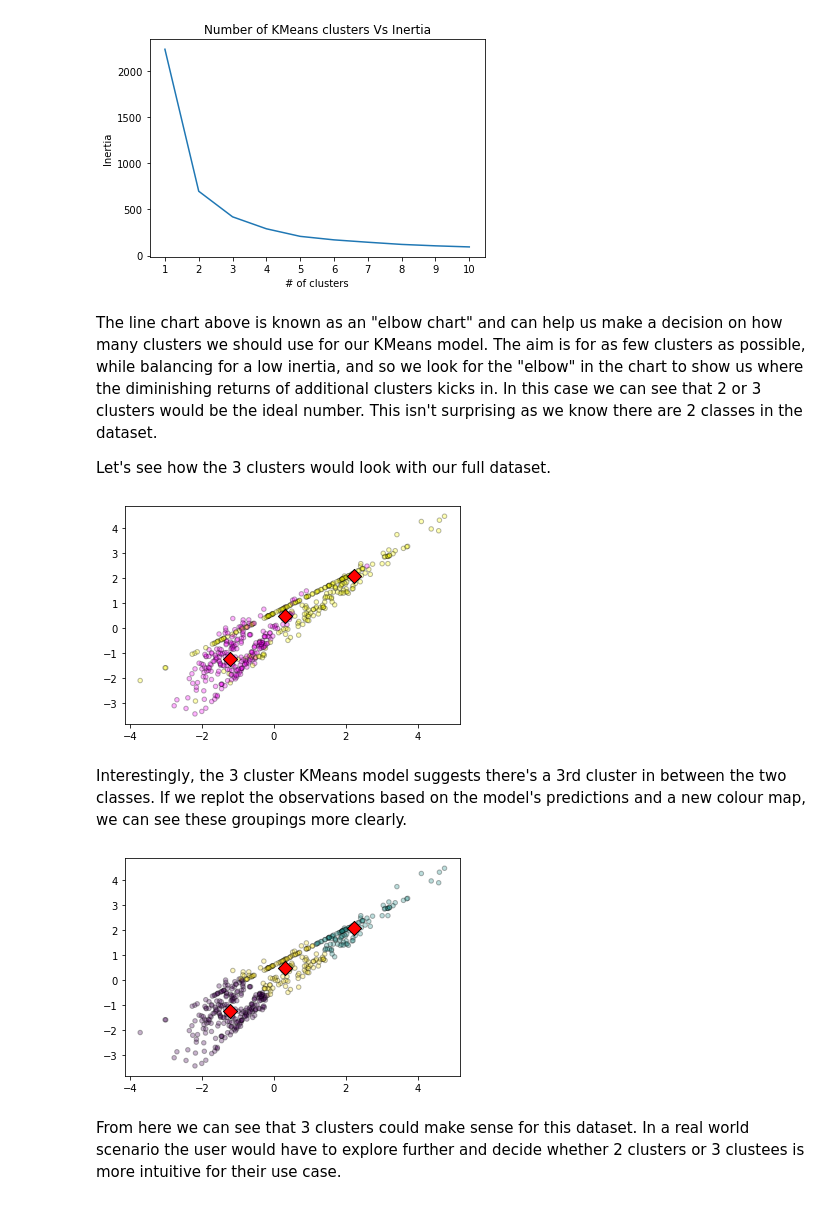
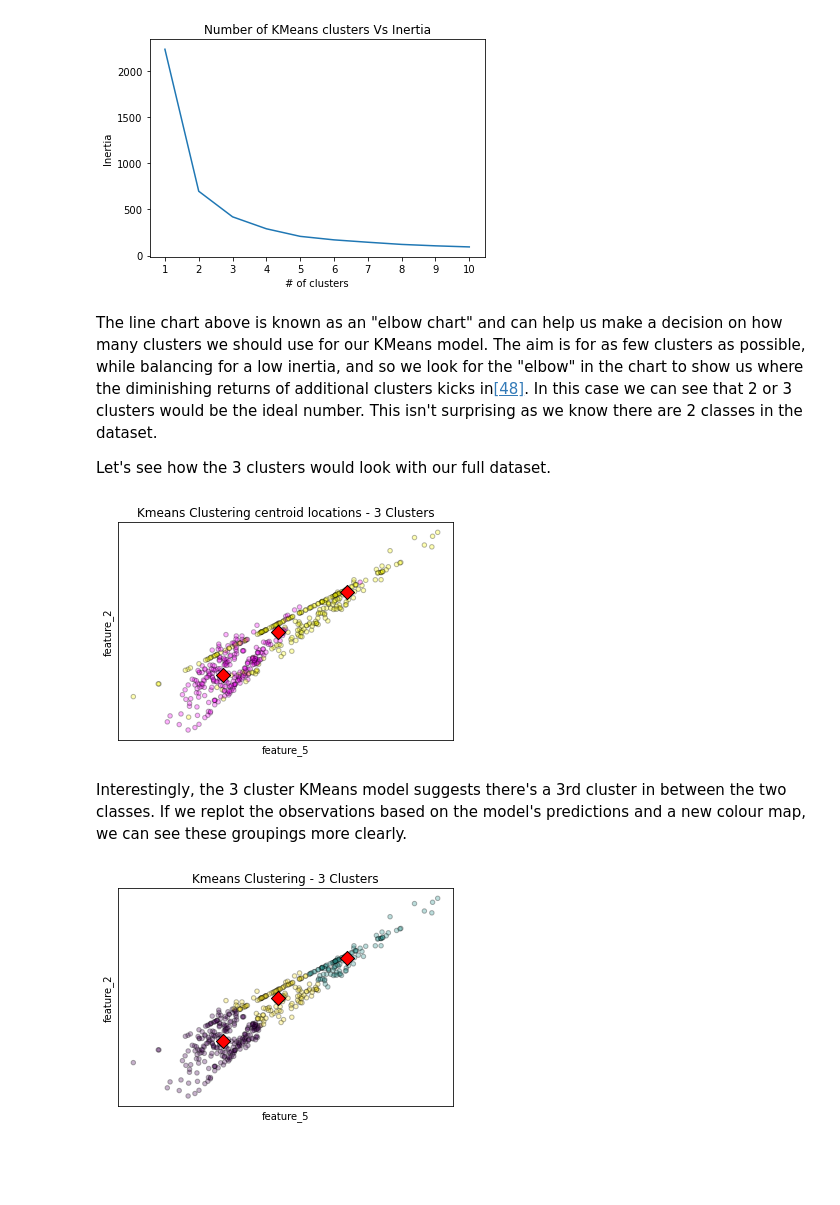
Before and after one commit to OtherBrian/machine-learning, a Jupyter notebook: scikit_learn.ipynb, the cells around one changed output. Cells and saved outputs as stored; diff of their text form; code cells hidden in the pictures; blank space fills up the shorter version.

```diff
--- a/scikit_learn.ipynb
+++ b/scikit_learn.ipynb
@@ -973,39 +996,52 @@ ax.set_title('Number of KMeans clusters Vs Inertia');
 # %% [output]
 [figure]
 # %% [markdown]
-The line chart above is known as an "elbow chart" and can help us make a decision on how many clusters we should use for our KMeans model. The aim is for as few clusters as possible, while balancing for a low inertia, and so we look for the "elbow" in the chart to show us where the diminishing returns of additional clusters kicks in. In this case we can see that 2 or 3 clusters would be the ideal number. This isn't surprising as we know there are 2 classes in the dataset.
+The line chart above is known as an "elbow chart" and can help us make a decision on how many clusters we should use for our KMeans model. The aim is for as few clusters as possible, while balancing for a low inertia, and so we look for the "elbow" in the chart to show us where the diminishing returns of additional clusters kicks in[[48]](https://blog.cambridgespark.com/how-to-determine-the-optimal-number-of-clusters-for-k-means-clustering-14f27070048f). In this case we can see that 2 or 3 clusters would be the ideal number. This isn't surprising as we know there are 2 classes in the dataset.
 
 Let's see how the 3 clusters would look with our full dataset.
 # %%
+# Creating and fitting a KMeans model with 3 clusters.
 kmeans_3 = KMeans(n_clusters = 3, random_state = 0)
 kmeans_3.fit_predict(X[['feature_2','feature_5']])
 
 # Make a scatter plot of xs and ys, using labels to define the colors
 plt.scatter(X['feature_2'],
             X['feature_5'],
             cmap=plt.cm.spring,
             c=y_plotting,
             s=20,
             edgecolors='k',
             alpha=0.3)
 
 # Assign the cluster centers: centroids
 centroids = kmeans_3.cluster_centers_
 
 # Assign the columns of centroids: centroids_x, centroids_y
 centroids_x = centroids[:,0]
 centroids_y = centroids[:,1]
 
 # Make a scatter plot of centroids_x and centroids_y
 plt.scatter(centroids_x,
             centroids_y,
             marker = 'D',
             s=100,
             edgecolors='k',
             color = 'red')
+
+# Labeling the axis
+plt.ylabel('feature_2')
+plt.xlabel('feature_5')
+
+# Clearing the ticks.
+plt.xticks(())
+plt.yticks(())
+
+# title for the plot
+plt.title("Kmeans Clustering centroid locations - 3 Clusters")
+
 plt.show()
 # %% [output]
-[figure, old version]
+[figure, new version]
 # %% [markdown]
 Interestingly, the 3 cluster KMeans model suggests there's a 3rd cluster in between the two classes. If we replot the observations based on the model's predictions and a new colour map, we can see these groupings more clearly.
 # %%
@@ -1031,8 +1067,18 @@ plt.scatter(centroids_x,
             s=100,
             edgecolors='k',
             color = 'red')
+
+# Label the axes
+plt.ylabel('feature_2')
+plt.xlabel('feature_5')
+
+# Clearing the ticks.
+plt.xticks(())
+plt.yticks(())
+
+# title for the plot
+plt.title("Kmeans Clustering - 3 Clusters")
+
 plt.show()
 # %% [output]
-[figure, old version]
+[figure, new version]
-# %% [markdown]
-From here we can see that 3 clusters could make sense for this dataset. In a real world scenario the user would have to explore further and decide whether 2 clusters or 3 clustees is more intuitive for their use case.
```
Also changed, not shown: parts of 11 cells of this notebook, 3 other files.
